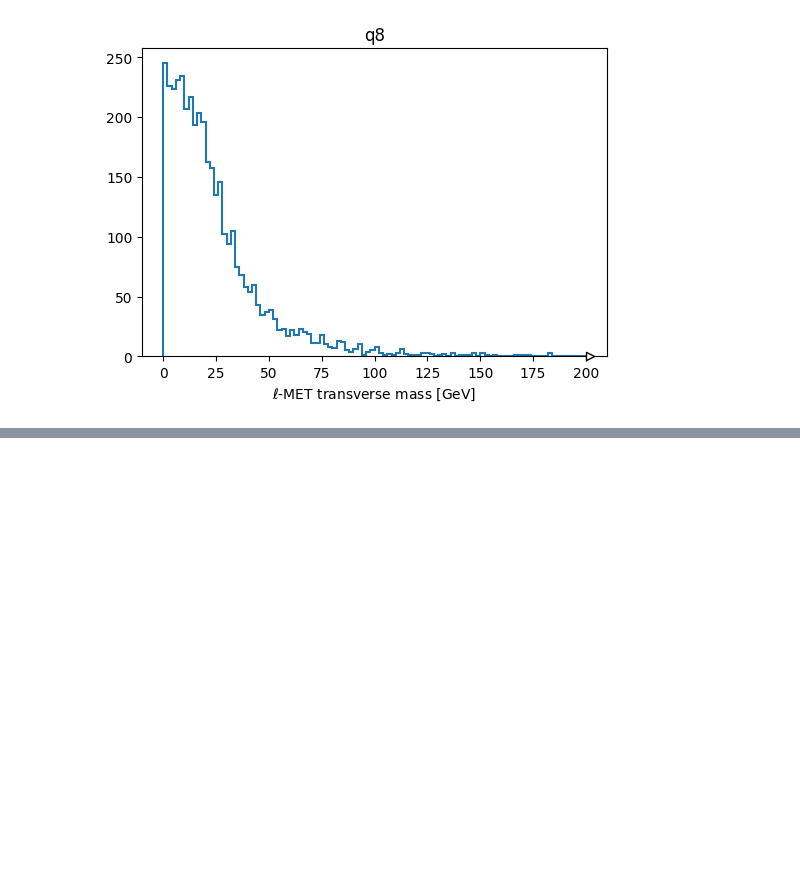
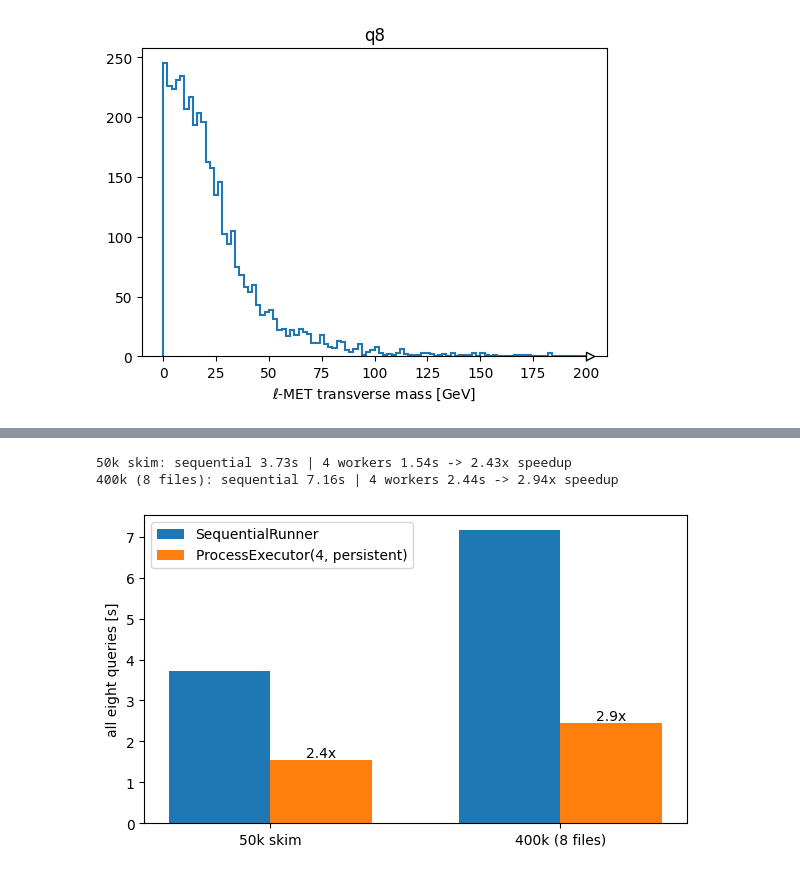
Before and after one commit to graphed-org/coffea-benchmarks-graphed-mvp, a Jupyter notebook: graphed-adl-benchmarks.ipynb, the cells around one changed output, grey strips where cells are left out. Saved outputs shown, nothing was run; the diff lists cells and outputs as text; code cells hidden in the pictures; blank space fills up the shorter version.

```diff
--- a/graphed-adl-benchmarks.ipynb
+++ b/graphed-adl-benchmarks.ipynb
@@ -215,7 +227,7 @@ def q7(g: Any) -> Any:
         sumjetpt=sum_pt
     )
 # %%
-out = adl.run_query("q7", WHERE, steps_per_file=4)
+out = adl.run_query("q7", WHERE, steps_per_file=8, executor=EXECUTOR)
 fig, axes = plt.subplots(1, len(out), figsize=(6 * len(out), 4), squeeze=False)
 for ax, (label, h) in zip(axes[0], out.items()):
     h.plot1d(ax=ax)
@@ -246,7 +258,7 @@ def q8(g: Any) -> Any:
         mt=mt
     )
 # %%
-out = adl.run_query("q8", WHERE, steps_per_file=4)
+out = adl.run_query("q8", WHERE, steps_per_file=8, executor=EXECUTOR)
 fig, axes = plt.subplots(1, len(out), figsize=(6 * len(out), 4), squeeze=False)
 for ax, (label, h) in zip(axes[0], out.items()):
     h.plot1d(ax=ax)
@@ -266,0 +276,46 @@ out = adl.run_query("q6", WHERE, steps_per_file=8, executor=ProcessExecutor(max_
+# %%
+import os
+import shutil
+
+SCALED = "data/_scaled"
+os.makedirs(SCALED, exist_ok=True)
+FILES = []
+for i in range(8):
+    p = os.path.join(SCALED, f"part{i}.root")
+    if not os.path.exists(p):
+        shutil.copy("data/Run2012B_SingleMu_50k.root", p)
+    FILES.append(p + ":Events")
+
+
+def time_all_queries(where, executor=None, steps_per_file=2):
+    start = time.perf_counter()
+    for name in adl.QUERIES:
+        adl.run_query(name, where, steps_per_file=steps_per_file, executor=executor)
+    return time.perf_counter() - start
+
+
+timings = {}
+for label, where, steps in [("50k skim", WHERE, 8), ("400k (8 files)", FILES, 2)]:
+    seq = time_all_queries(where, steps_per_file=steps)
+    par = time_all_queries(where, EXECUTOR, steps_per_file=steps)
+    timings[label] = (seq, par)
+    print(f"{label}: sequential {seq:.2f}s | 4 workers {par:.2f}s -> {seq / par:.2f}x speedup")
+# %% [output]
+50k skim: sequential 3.73s | 4 workers 1.54s -> 2.43x speedup
+400k (8 files): sequential 7.16s | 4 workers 2.44s -> 2.94x speedup
+# %%
+fig, ax = plt.subplots(figsize=(7, 4))
+labels = list(timings)
+x = range(len(labels))
+width = 0.35
+ax.bar([i - width / 2 for i in x], [timings[k][0] for k in labels], width, label="SequentialRunner")
+ax.bar([i + width / 2 for i in x], [timings[k][1] for k in labels], width, label="ProcessExecutor(4, persistent)")
+ax.set_xticks(list(x), labels)
+ax.set_ylabel("all eight queries [s]")
+for i, k in enumerate(labels):
+    seq, par = timings[k]
+    ax.text(i + width / 2, par, f"{seq / par:.1f}x", ha="center", va="bottom")
+ax.legend()
+plt.show()
+# %% [output]
+[figure, added]
```
Also changed, not shown: parts of 21 cells of this notebook, 2 other files.
